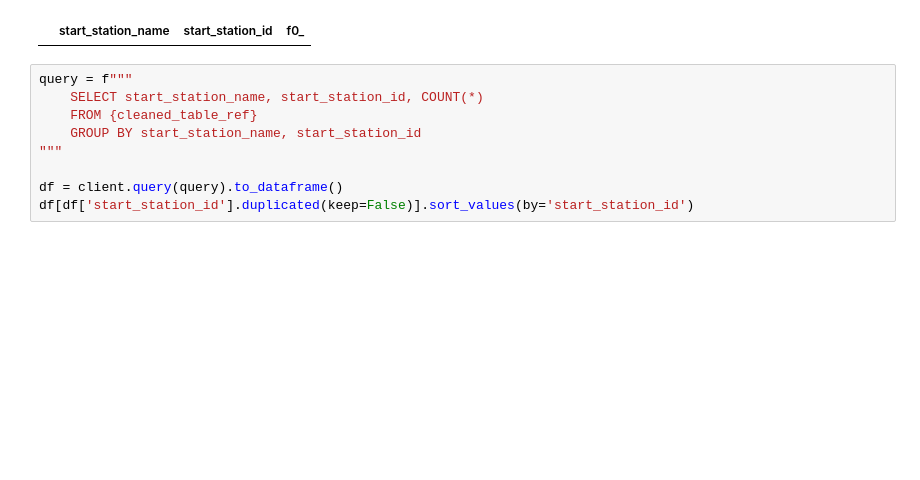
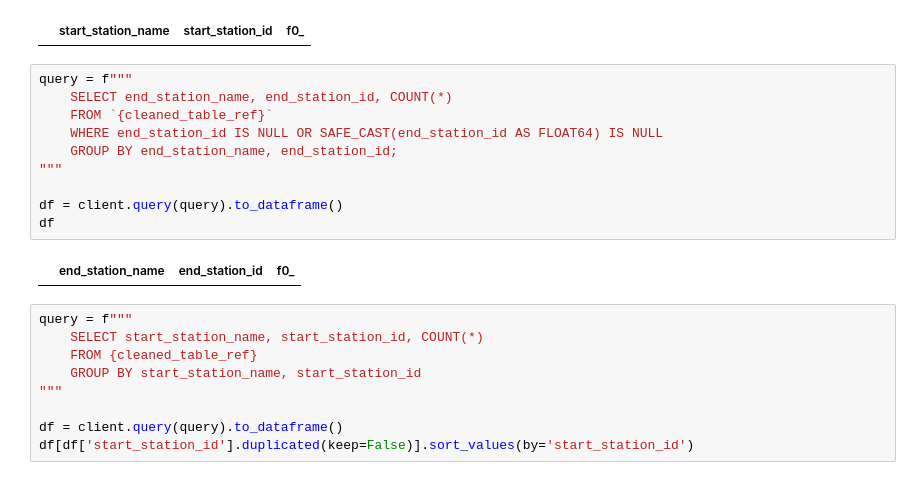
Before and after one commit to olshevskaa/citibike-nyc, a Jupyter notebook: notebooks/citibike.ipynb, the cells around one changed output. Cells and saved outputs as stored; diff of their text form; blank space fills up the shorter version.

Commit message:
feat: clean end station id

```diff
--- a/notebooks/citibike.ipynb
+++ b/notebooks/citibike.ipynb
@@ -290,6 +315,18 @@ df = client.query(query).to_dataframe()
 df
 # %% [output]
 |  | start_station_name | start_station_id | f0_ |
+# %%
+query = f"""
+    SELECT end_station_name, end_station_id, COUNT(*)
+    FROM `{cleaned_table_ref}`
+    WHERE end_station_id IS NULL OR SAFE_CAST(end_station_id AS FLOAT64) IS NULL
+    GROUP BY end_station_name, end_station_id;
+"""
+
+df = client.query(query).to_dataframe()
+df
+# %% [output]
+|  | end_station_name | end_station_id | f0_ |
 # %%
 query = f"""
     SELECT start_station_name, start_station_id, COUNT(*)
```
Also changed, not shown: parts of 4 cells of this notebook.
